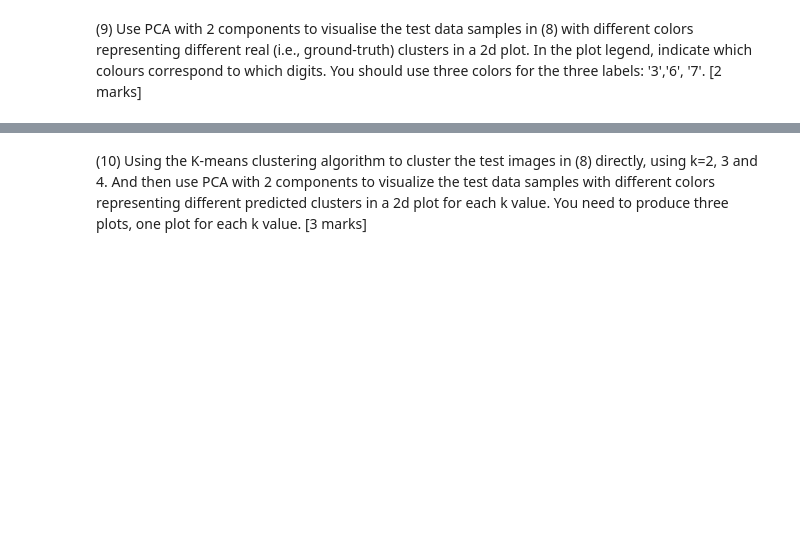
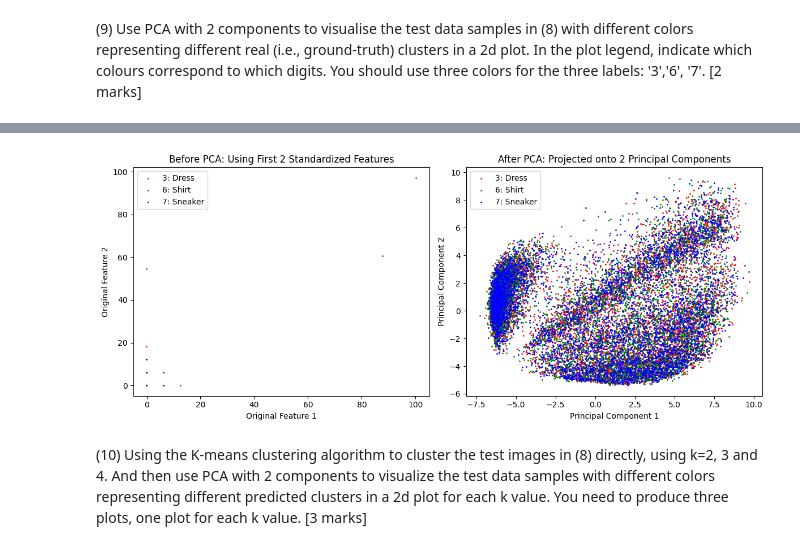
Before and after one commit to DylanF19/Machine-Learning-2, a Jupyter notebook: template-COM1011-STUDENTNUMBER.ipynb, the cells around one changed output, grey strips where cells are left out. Saved outputs shown, nothing was run; the diff lists cells and outputs as text; code cells hidden in the pictures; blank space fills up the shorter version.

```diff
--- a/template-COM1011-STUDENTNUMBER.ipynb
+++ b/template-COM1011-STUDENTNUMBER.ipynb
@@ -285,0 +200,14 @@ plt.show()
+# %%
+from sklearn.preprocessing import StandardScaler
+sc = StandardScaler()
+
+X_train_scaled = sc.fit_transform(X_train)
+# %%
+from sklearn.decomposition import PCA
+
+pca = PCA(n_components=2)
+
+X_train_pca = pca.fit_transform(X_train)
+
+explained_variance = pca.explained_variance_ratio_
+print(explained_variance)
@@ -285,0 +216,5 @@ plt.show()
+# %%
+from sklearn.linear_model import LogisticRegression
+
+classifier = LogisticRegression(random_state=0)
+classifier.fit(X_train, y_train)
@@ -286,2 +231,30 @@ plt.show()
+# %%
+plt.figure(figsize=(12, 5))
+
+plt.subplot(1, 2, 1)
+colors = ["r", "g", "b"]
+labels = ["3: Dress", "6: Shirt", "7: Sneaker"]
+for i, color, label in zip(np.unique(y_train), colors, labels):
+    plt.scatter(X_train_scaled[y_train == i, 0], X_train_scaled[y_train == i, 1], color=color, label=label, s=1)
+plt.xlabel('Original Feature 1')
+plt.ylabel('Original Feature 2')
+plt.legend()
+plt.title('Before PCA: Using First 2 Standardized Features')
+
+
+plt.subplot(1, 2, 2)
+colors = ["r", "g", "b"]
+labels = ["3: Dress", "6: Shirt", "7: Sneaker"]
+for i, color, label in zip(np.unique(y_train), colors, labels):
+    plt.scatter(X_train_pca[y_train == i, 0], X_train_pca[y_train == i, 1], color=color, label=label, s=1)
+plt.xlabel("Principal Component 1")
+plt.ylabel("Principal Component 2")
+plt.legend()
+plt.title('After PCA: Projected onto 2 Principal Components')
+
+plt.tight_layout()
+plt.show()
+# %% [output]
+[figure, added]
 # %% [markdown]
 (10) Using the K-means clustering algorithm to cluster the test images in (8) directly, using k=2, 3 and 4. And then use PCA with 2 components to visualize the test data samples with different colors representing different predicted clusters in a 2d plot for each k value. You need to produce three plots, one plot for each k value. [3 marks]
```
Also changed, not shown: parts of 12 cells of this notebook, 2 other files.
